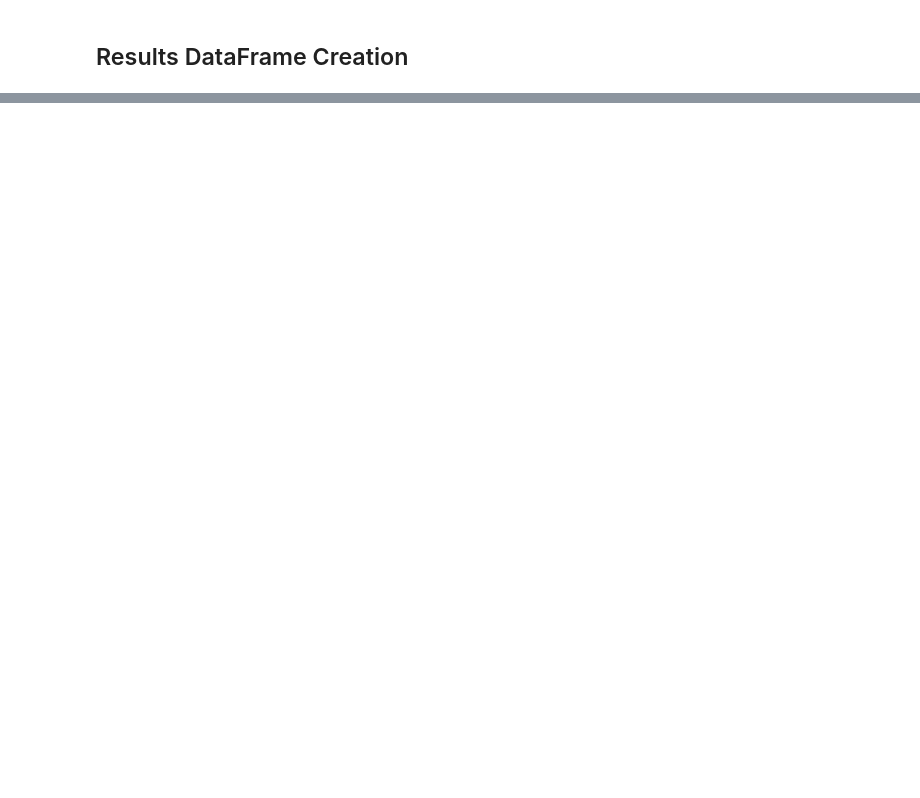
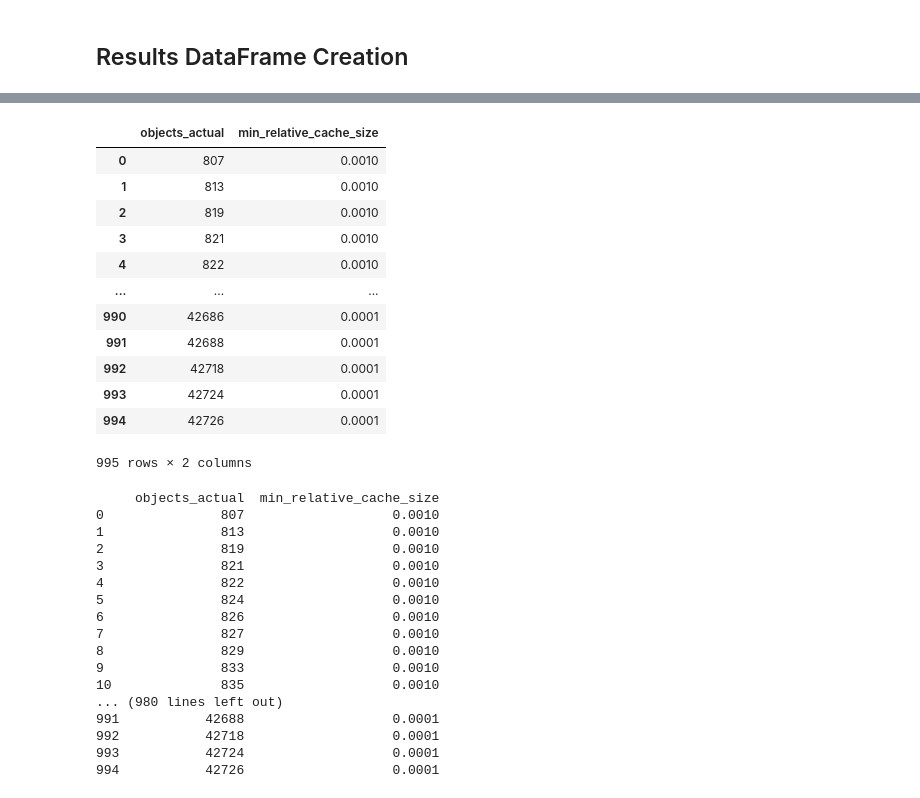
Before and after one commit to laustam/cache-eviction-thesis, a Jupyter notebook: code/scripts/data_processing.ipynb, the cells around one changed output, grey strips where cells are left out. Saved outputs shown, nothing was run; the diff lists cells and outputs as text; code cells hidden in the pictures; blank space fills up the shorter version.

```diff
--- a/code/scripts/data_processing.ipynb
+++ b/code/scripts/data_processing.ipynb
@@ -141,0 +210,36 @@ Relative cache sizes: [0.0, 5e-05, 6e-05, 7e-05, 8e-05, 9e-05, 0.0001, 0.0002, 0
+# %%
+min_relative_cache_df = results_df.groupby('objects_actual')['cache_size_relative_rounded'].min().reset_index()
+min_relative_cache_df.columns = ['objects_actual', 'min_relative_cache_size']
+display(min_relative_cache_df)
+print(min_relative_cache_df.to_string())
+# %% [output]
+|  | objects_actual | min_relative_cache_size |
+| 0 | 807 | 0.0010 |
+| 1 | 813 | 0.0010 |
+| 2 | 819 | 0.0010 |
+| 3 | 821 | 0.0010 |
+| 4 | 822 | 0.0010 |
+| ... | ... | ... |
+| 990 | 42686 | 0.0001 |
+| 991 | 42688 | 0.0001 |
+| 992 | 42718 | 0.0001 |
+| 993 | 42724 | 0.0001 |
+| 994 | 42726 | 0.0001 |
+995 rows × 2 columns
+     objects_actual  min_relative_cache_size
+0               807                   0.0010
+1               813                   0.0010
+2               819                   0.0010
+3               821                   0.0010
+4               822                   0.0010
+5               824                   0.0010
+6               826                   0.0010
+7               827                   0.0010
+8               829                   0.0010
+9               833                   0.0010
+10              835                   0.0010
+... (980 lines left out)
+991           42688                   0.0001
+992           42718                   0.0001
+993           42724                   0.0001
+994           42726                   0.0001
```
Also changed, not shown: parts of 5 cells of this notebook.
